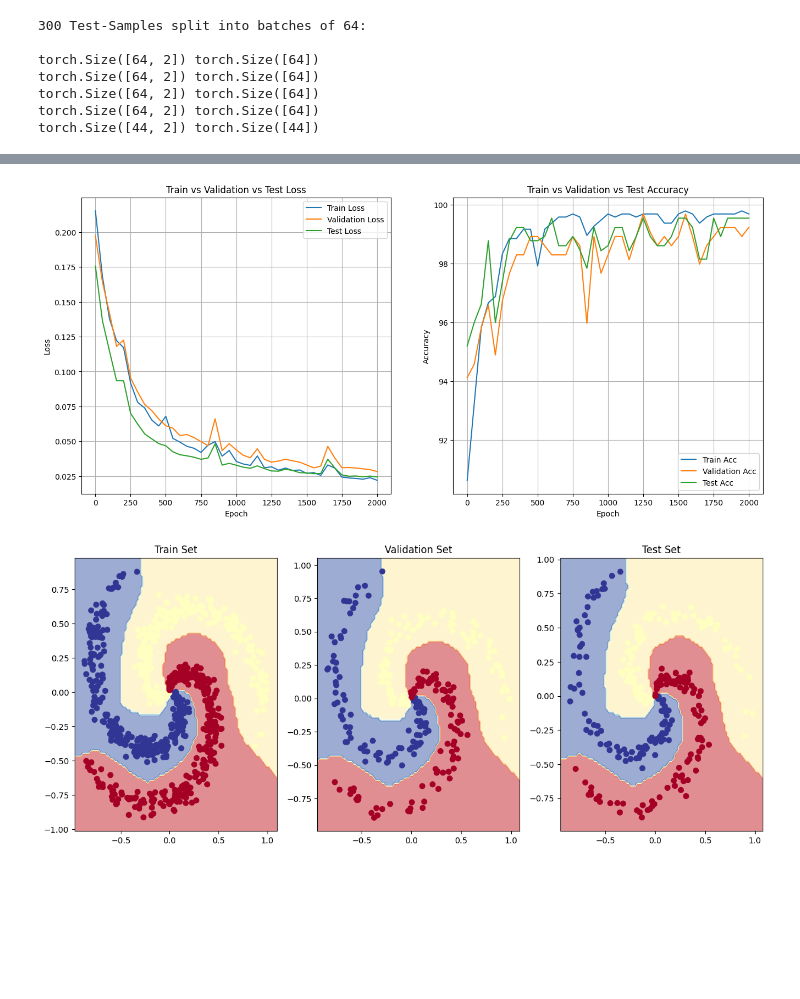
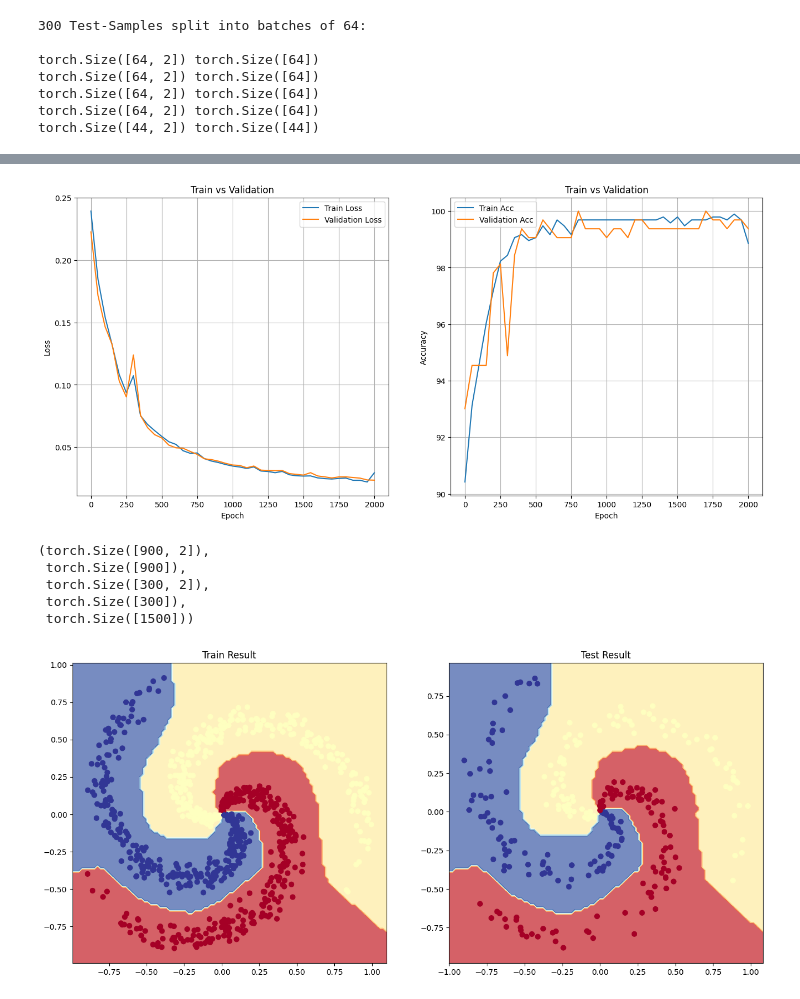
Before and after one commit to marcel1520/ML-course-train-val-test, a Jupyter notebook: training_nn_spiral_loop_function.ipynb, the cells around one changed output, grey strips where cells are left out. Saved outputs shown, nothing was run; the diff lists cells and outputs as text; code cells hidden in the pictures; blank space fills up the shorter version.

```diff
--- a/training_nn_spiral_loop_function.ipynb
+++ b/training_nn_spiral_loop_function.ipynb
@@ -429,9 +436,9 @@ def plot_graphs_3w(epochs__count, loss__values, val__loss_values, test__loss_val
     plt.legend();
     return fig
 # %%
-model_1_3w_opt1_graphs = plot_graphs_3w(epochs_3w_1, loss_3w_1, val_loss_3w_1, test_loss_3w, acc_3w_1, val_acc_3w_1, test_acc_3w)
+model_1_3w_opt1_graphs = plot_graphs_3w(epochs_3w_1, loss_3w_1, val_loss_3w_1, acc_3w_1, val_acc_3w_1)
 # %% [output]
-[figure, old version]
+[figure, new version]
 # %%
 def extract_data_from_loader(dataloader):
     X_list = []
@@ -461,8 +468,19 @@ def plot_result_3w(model, train__loader, val__loader, test__loader):
     plt.subplot(1, 3, 3)
     plt.title("Test Set")
     plot_decision_boundary_3w(model, X__test_3w, y__test_3w)
+# %%
+X_train, y_train = extract_data_from_loader(train_loader)
+X_val, y_val = extract_data_from_loader(val_loader)
+# %%
+X_train.shape, y_train.shape, X_val.shape, y_val.shape, y_spiral.shape
+# %% [output]
+(torch.Size([900, 2]),
+ torch.Size([900]),
+ torch.Size([300, 2]),
+ torch.Size([300]),
+ torch.Size([1500]))
 # %%
-model_1_3w_opt1_results = plot_result_3w(model_1, train_loader, val_loader, test_loader)
+model_1_3w_opt1_results = plot_results(model_1, X_train, X_val, y_train, y_val)
 # %% [output]
-[figure, old version]
+[figure, new version]
 # %%
```
Also changed, not shown: parts of 14 cells of this notebook.
